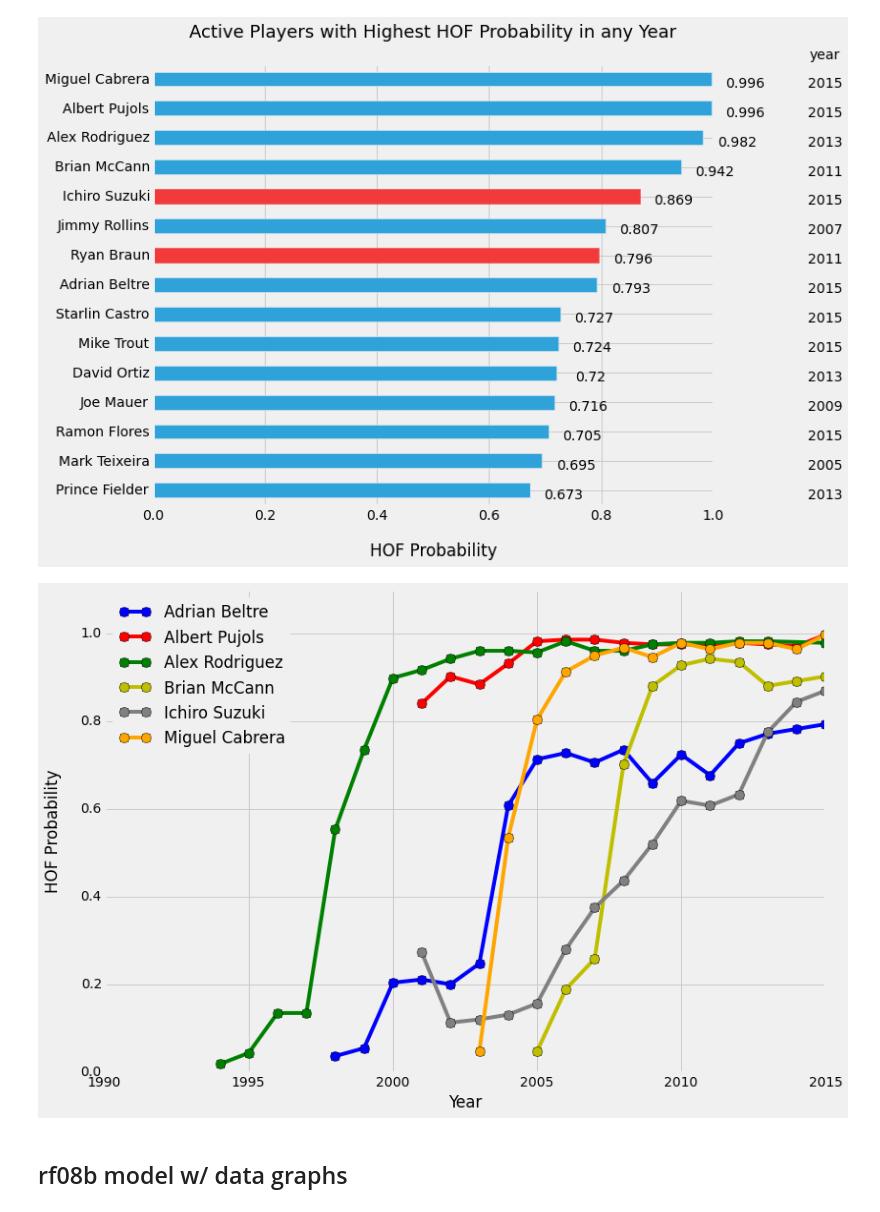
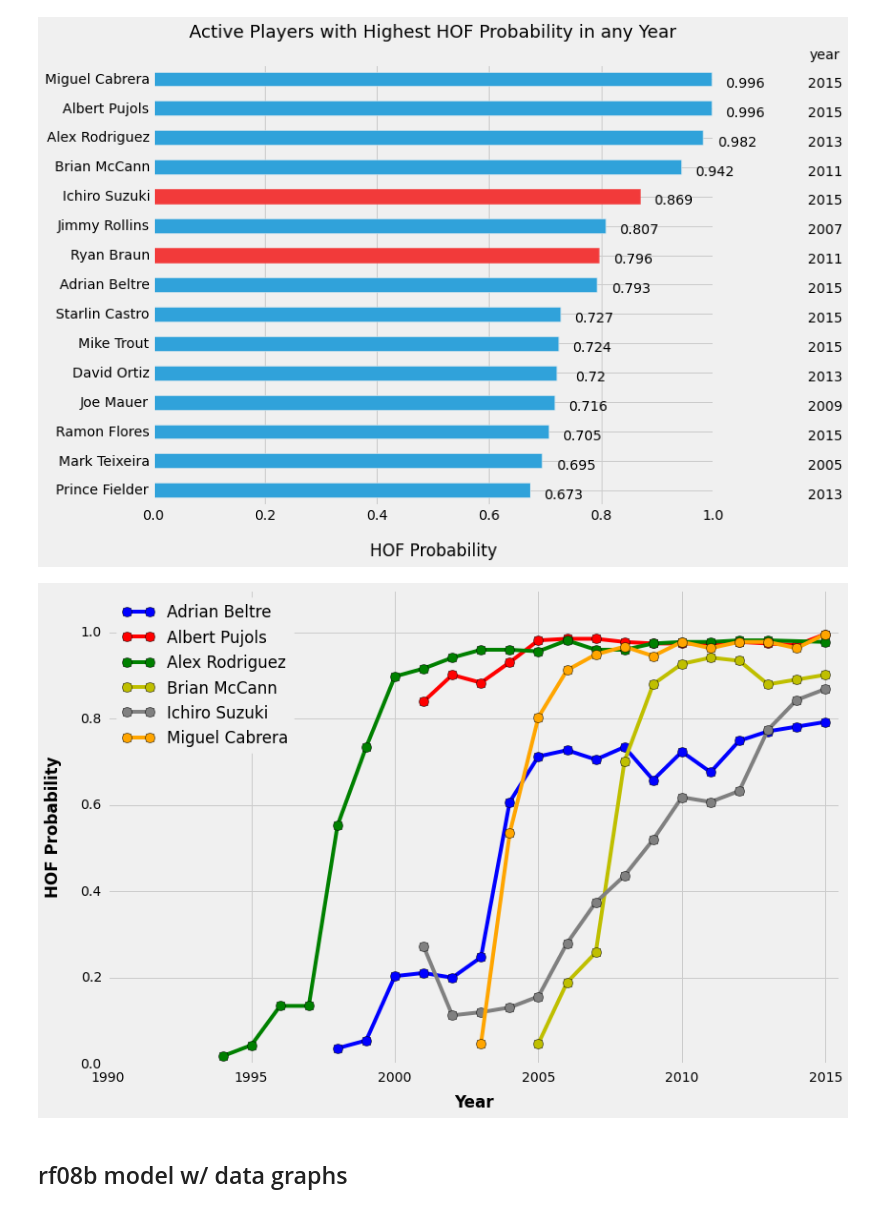
Before and after one commit to apyeh/BaseballHOF, a Jupyter notebook: notebooks/Test_Model_v3.ipynb, the cells around one changed output. Drawn from its saved outputs; the diff is of its cells as text; code cells hidden in the pictures.

```diff
--- a/notebooks/Test_Model_v3.ipynb
+++ b/notebooks/Test_Model_v3.ipynb
@@ -61,6 +60,9 @@ with open('rf09b.pkl') as f:
 # %%
 with open('active_hitters_X9.pkl') as f:
     active_hitters_X9 = pickle.load(f)
+# %%
+with open('recent_hitters_X9.pkl') as f:
+    recent_hitters_X9 = pickle.load(f)
 # %%
 with open('active_hitters_X3.pkl') as f:
     active_hitters_X3 = pickle.load(f)
@@ -1548,27 +1553,28 @@ with plt.style.context('fivethirtyeight'):
 # %%
 grouped7 = predicted_hof_active7_df[['name', 'yearID', 'prob']].groupby(['name'])
 
 name_lst = []
 plt.figure(figsize=(12,8))
 colors = ['b', 'r', 'g', 'y', 'gray', 'orange']
 i = 0
 with plt.style.context('fivethirtyeight'):
     for name, df in grouped7:
         if name in predicted_hof_active7_df_lastyr['name'].tail(6).values:
             name_lst.append(name)
             plt.plot(df['yearID'], df['prob'], '-o', markersize=10, color=colors[i])
             #color=colors[i]
             plt.ylim(0, 1.1)
-
-            plt.xlabel('Year')
-            plt.ylabel('HOF Probability', labelpad=20)
+            plt.xlim(1990, 2015.5)
+            plt.tick_params(axis='both', which='major', pad=7.5)
+            plt.xlabel('Year', labelpad=10, weight='semibold')
+            plt.ylabel('HOF Probability', labelpad=20, weight='semibold')
             plt.tight_layout()
             i += 1
     plt.legend(name_lst, loc=2)
     plt.savefig('Top6_career_2.png', transparent=True)
     plt.show()
 # %% [output]
-[figure, old version]
+[figure, new version]
 # %% [markdown]
 ## rf08b model w/ data  graphs
 # %%
```
Also changed, not shown: parts of 19 cells of this notebook, 7 other files.
